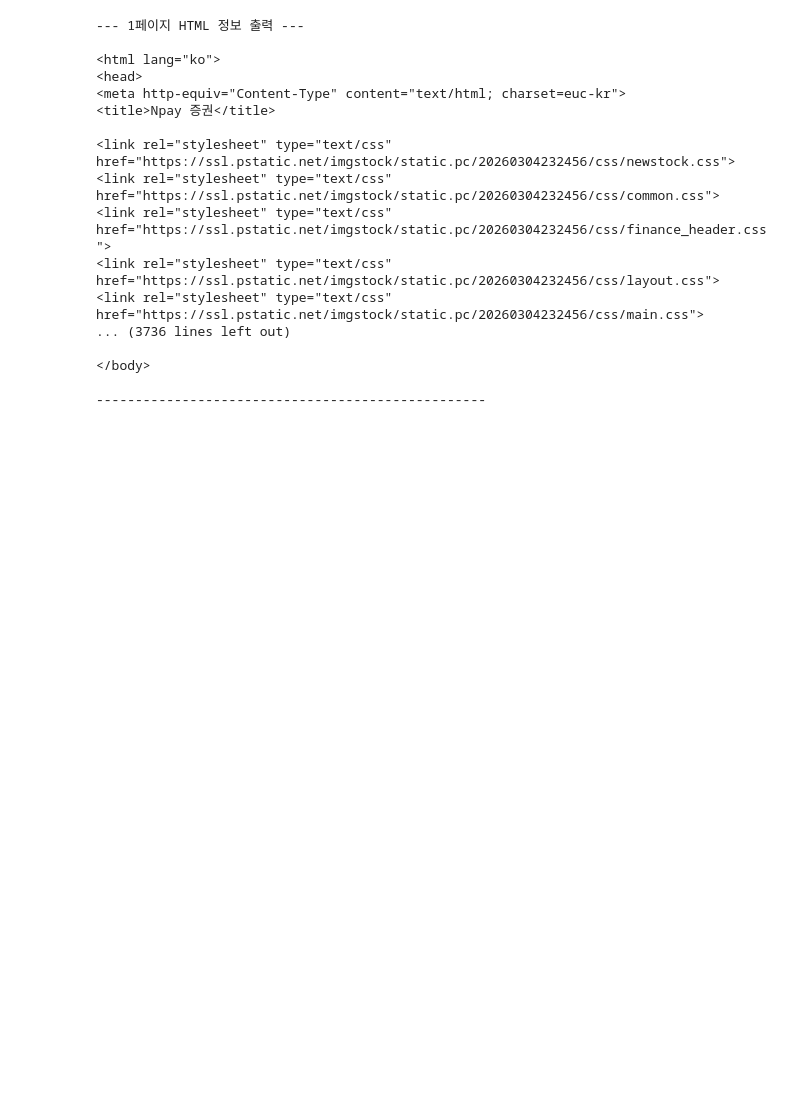
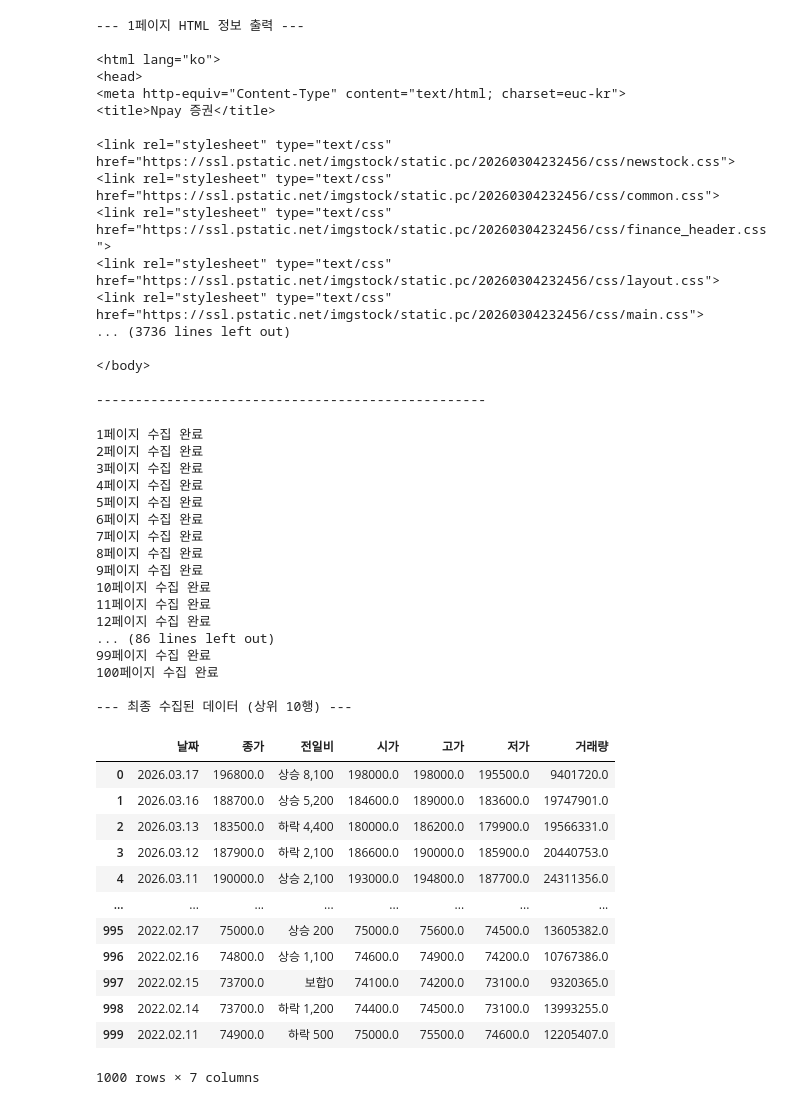
Before and after one commit to gorhkdwj/DA_Portfolio, a Jupyter notebook: 03_Coding_Study/08_API/02_Session02/NAVER_Finance.ipynb, the cells around one changed output. Drawn from its saved outputs; the diff is of its cells as text; code cells hidden in the pictures; blank space fills up the shorter version.

```diff
--- a/03_Coding_Study/08_API/02_Session02/NAVER_Finance.ipynb
+++ b/03_Coding_Study/08_API/02_Session02/NAVER_Finance.ipynb
@@ -44,3 +45,76 @@ for i in range(1,11):
 </body>
 
 --------------------------------------------------
+# %%
+import requests
+import pandas as pd
+import time
+from io import StringIO
+
+# 1. 대상 URL 및 기본 설정
+service_url = 'https://finance.naver.com/item/sise_day.naver'
+headers = {
+    'User-Agent': 'Mozilla/5.0 (Windows NT 10.0; Win64; x64) AppleWebKit/537.36 (KHTML, like Gecko) Chrome/120.0.0.0 Safari/537.36'
+}
+
+# 모든 페이지의 데이터를 담을 리스트
+all_tables = []
+
+# 2. 1~10페이지 루프 진행
+for i in range(1, 101):
+    params = {'code': '005930', 'page': i}
+    response = requests.get(service_url, params=params, headers=headers)
+
+    # pandas의 read_html을 사용해 HTML 내의 테이블(표)을 데이터프레임으로 읽기
+    # [0]을 붙여 리스트의 첫 번째 테이블을 가져옵니다.
+    df = pd.read_html(StringIO(response.text), encoding='euc-kr')[0]
+
+    # 리스트에 추가
+    all_tables.append(df)
+
+    print(f"{i}페이지 수집 완료")
+
+# 3. 데이터 통합 및 정제
+# 리스트에 담긴 10개의 데이터프레임을 하나로 합칩니다.
+full_df = pd.concat(all_tables, ignore_index=True)
+
+# 네이버 시세 표 중간중간에 있는 빈 줄(NaN)을 제거합니다.
+full_df.dropna(inplace=True)
+
+# 인덱스(번호)를 0부터 차례대로 다시 매깁니다.
+full_df.reset_index(drop=True, inplace=True)
+
+# 결과 확인
+print("\n--- 최종 수집된 데이터 (상위 10행) ---")
+full_df
+# %% [output]
+1페이지 수집 완료
+2페이지 수집 완료
+3페이지 수집 완료
+4페이지 수집 완료
+5페이지 수집 완료
+6페이지 수집 완료
+7페이지 수집 완료
+8페이지 수집 완료
+9페이지 수집 완료
+10페이지 수집 완료
+11페이지 수집 완료
+12페이지 수집 완료
+... (86 lines left out)
+99페이지 수집 완료
+100페이지 수집 완료
+
+--- 최종 수집된 데이터 (상위 10행) ---
+|  | 날짜 | 종가 | 전일비 | 시가 | 고가 | 저가 | 거래량 |
+| 0 | 2026.03.17 | 196800.0 | 상승 8,100 | 198000.0 | 198000.0 | 195500.0 | 9401720.0 |
+| 1 | 2026.03.16 | 188700.0 | 상승 5,200 | 184600.0 | 189000.0 | 183600.0 | 19747901.0 |
+| 2 | 2026.03.13 | 183500.0 | 하락 4,400 | 180000.0 | 186200.0 | 179900.0 | 19566331.0 |
+| 3 | 2026.03.12 | 187900.0 | 하락 2,100 | 186600.0 | 190000.0 | 185900.0 | 20440753.0 |
+| 4 | 2026.03.11 | 190000.0 | 상승 2,100 | 193000.0 | 194800.0 | 187700.0 | 24311356.0 |
+| ... | ... | ... | ... | ... | ... | ... | ... |
+| 995 | 2022.02.17 | 75000.0 | 상승 200 | 75000.0 | 75600.0 | 74500.0 | 13605382.0 |
+| 996 | 2022.02.16 | 74800.0 | 상승 1,100 | 74600.0 | 74900.0 | 74200.0 | 10767386.0 |
+| 997 | 2022.02.15 | 73700.0 | 보합0 | 74100.0 | 74200.0 | 73100.0 | 9320365.0 |
+| 998 | 2022.02.14 | 73700.0 | 하락 1,200 | 74400.0 | 74500.0 | 73100.0 | 13993255.0 |
+| 999 | 2022.02.11 | 74900.0 | 하락 500 | 75000.0 | 75500.0 | 74600.0 | 12205407.0 |
+1000 rows × 7 columns
```
Also changed, not shown: parts of 1 cell of this notebook, 3 other files.
